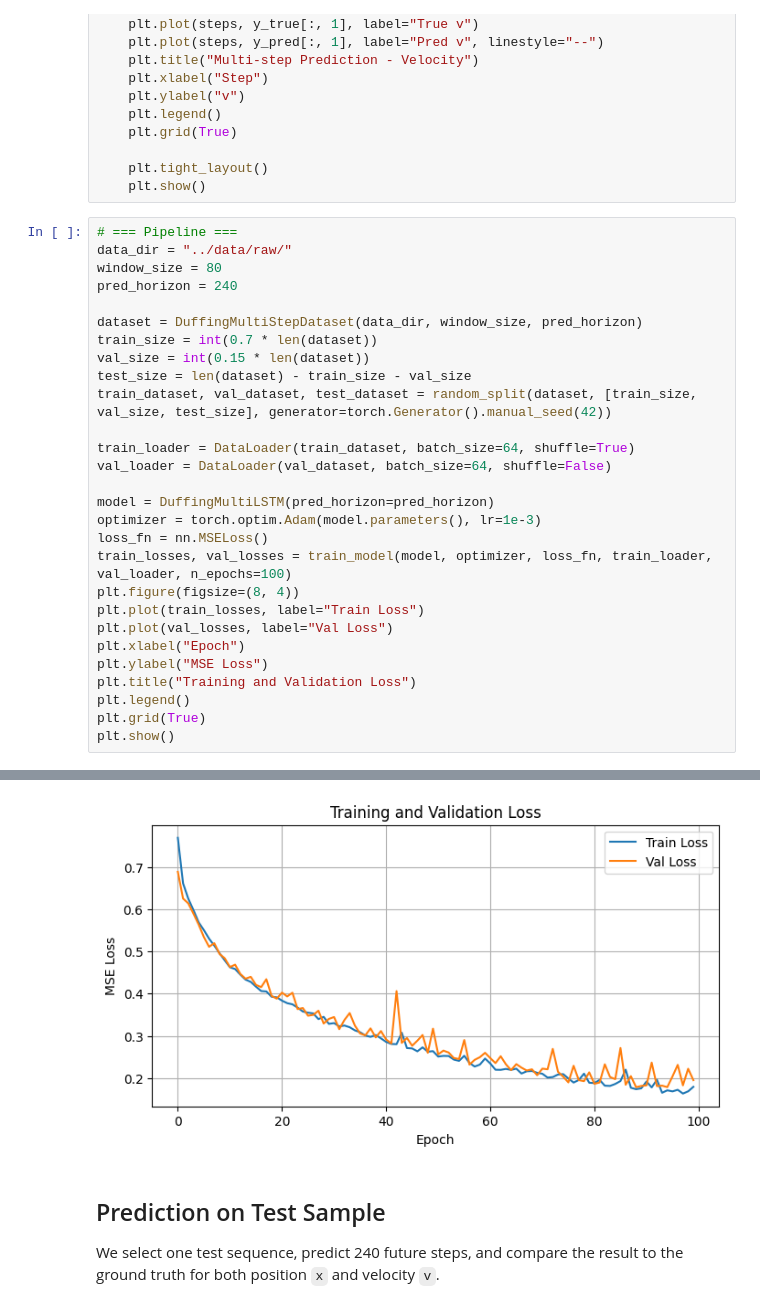
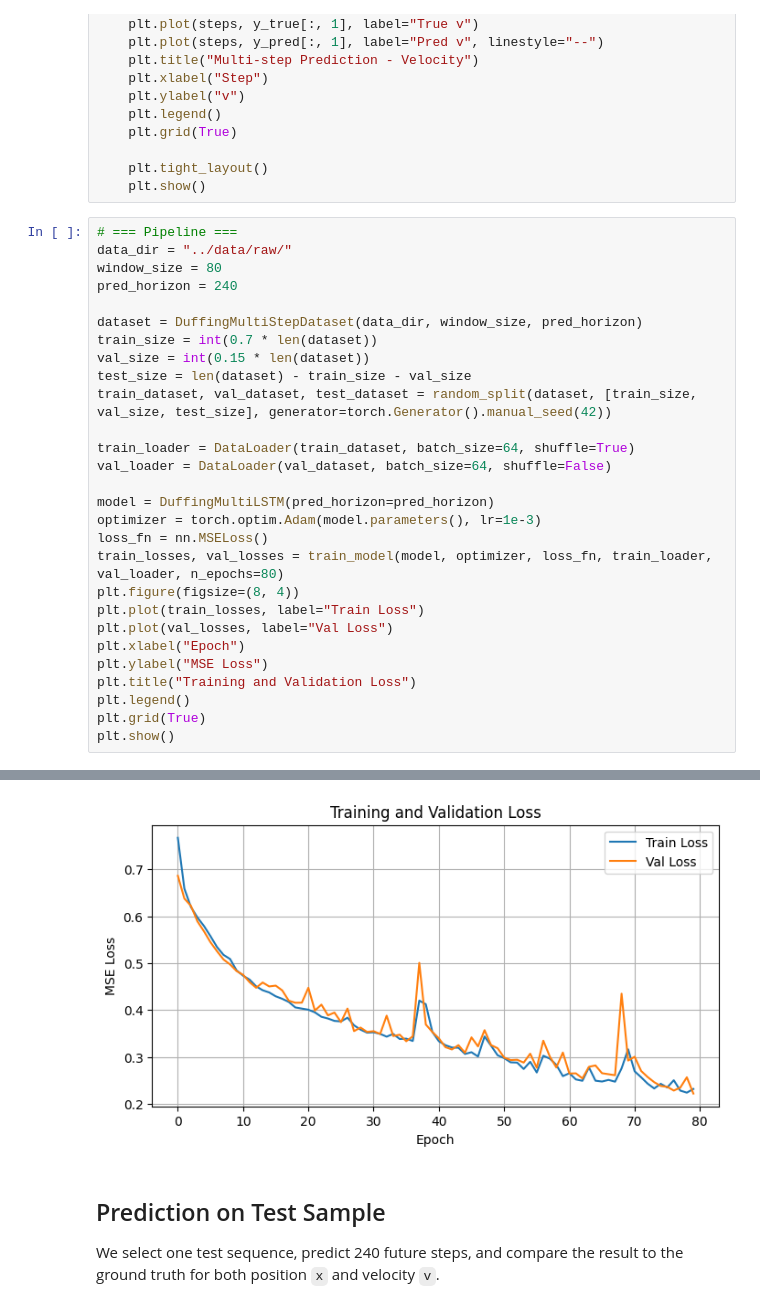
Before and after one commit to Mustafa-Meric-Kasap/duff-net-dynamics, a Jupyter notebook: notebooks/nn_modeling_multi_step.ipynb, the cells around one changed output, grey strips where cells are left out. Saved outputs shown, nothing was run; the diff lists cells and outputs as text.

```diff
--- a/notebooks/nn_modeling_multi_step.ipynb
+++ b/notebooks/nn_modeling_multi_step.ipynb
@@ -167,7 +167,7 @@ val_loader = DataLoader(val_dataset, batch_size=64, shuffle=False)
 model = DuffingMultiLSTM(pred_horizon=pred_horizon)
 optimizer = torch.optim.Adam(model.parameters(), lr=1e-3)
 loss_fn = nn.MSELoss()
-train_losses, val_losses = train_model(model, optimizer, loss_fn, train_loader, val_loader, n_epochs=100)
+train_losses, val_losses = train_model(model, optimizer, loss_fn, train_loader, val_loader, n_epochs=80)
 plt.figure(figsize=(8, 4))
 plt.plot(train_losses, label="Train Loss")
 plt.plot(val_losses, label="Val Loss")
@@ -198,4 +198,4 @@ Epoch 100 | Train Loss: 0.179103 | Val Loss: 0.194840
-[figure, old version]
+[figure, new version]
 # %% [markdown]
 ## Prediction on Test Sample
 
```
Also changed, not shown: parts of 7 cells of this notebook, 2 other files.
